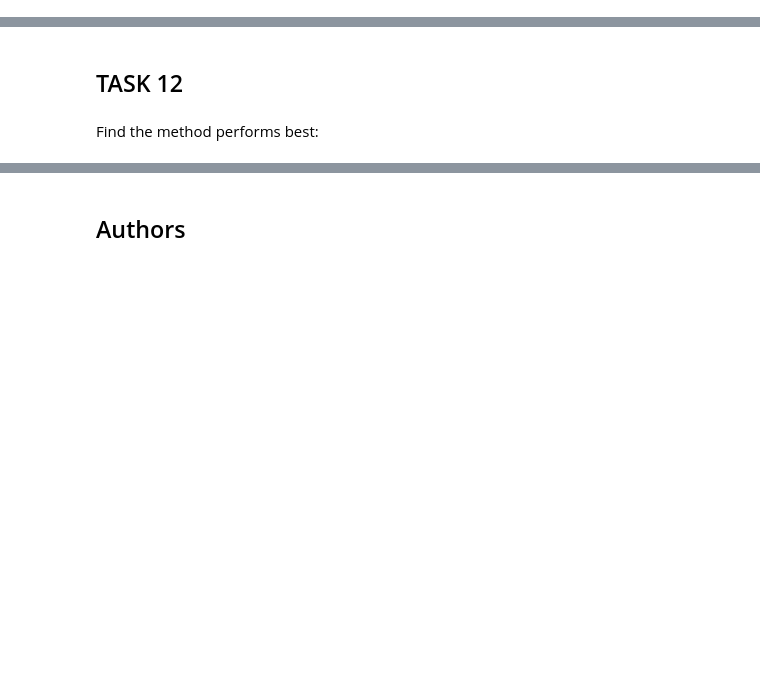
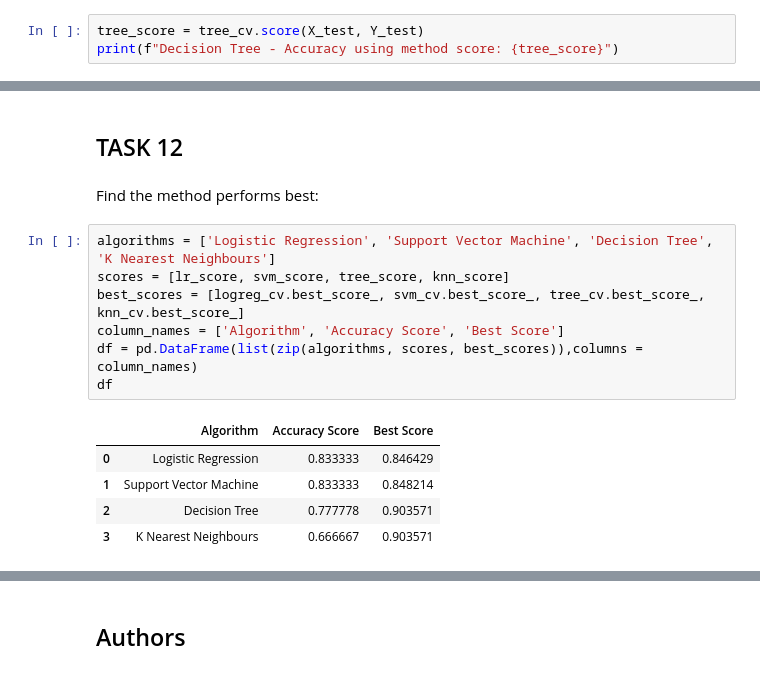
Before and after one commit to zzw-math/Winning-Space-Race, a Jupyter notebook: SpaceX_Machine_Learning_Prediction_Part_5.jupyterlite.ipynb, the cells around one changed output, grey strips where cells are left out. Drawn from its saved outputs; the diff is of its cells as text; blank space fills up the shorter version.

```diff
--- a/SpaceX_Machine_Learning_Prediction_Part_5.jupyterlite.ipynb
+++ b/SpaceX_Machine_Learning_Prediction_Part_5.jupyterlite.ipynb
@@ -261,3 +263,6 @@ accuracy : 0.875
 ## TASK  9
 # %% [markdown]
 Calculate the accuracy of tree_cv on the test data using the method <code>score</code>:
+# %%
+tree_score = tree_cv.score(X_test, Y_test)
+print(f"Decision Tree - Accuracy using method score: {tree_score}")
@@ -292,3 +314,16 @@ plot_confusion_matrix(Y_test,yhat)
 ## TASK  12
 # %% [markdown]
 Find the method performs best:
+# %%
+algorithms = ['Logistic Regression', 'Support Vector Machine', 'Decision Tree', 'K Nearest Neighbours']
+scores = [lr_score, svm_score, tree_score, knn_score]
+best_scores = [logreg_cv.best_score_, svm_cv.best_score_, tree_cv.best_score_, knn_cv.best_score_]
+column_names = ['Algorithm', 'Accuracy Score', 'Best Score']
+df = pd.DataFrame(list(zip(algorithms, scores, best_scores)),columns = column_names)
+df
+# %% [output]
+|  | Algorithm | Accuracy Score | Best Score |
+| 0 | Logistic Regression | 0.833333 | 0.846429 |
+| 1 | Support Vector Machine | 0.833333 | 0.848214 |
+| 2 | Decision Tree | 0.777778 | 0.903571 |
+| 3 | K Nearest Neighbours | 0.666667 | 0.903571 |
```
Also changed, not shown: parts of 9 cells of this notebook.
